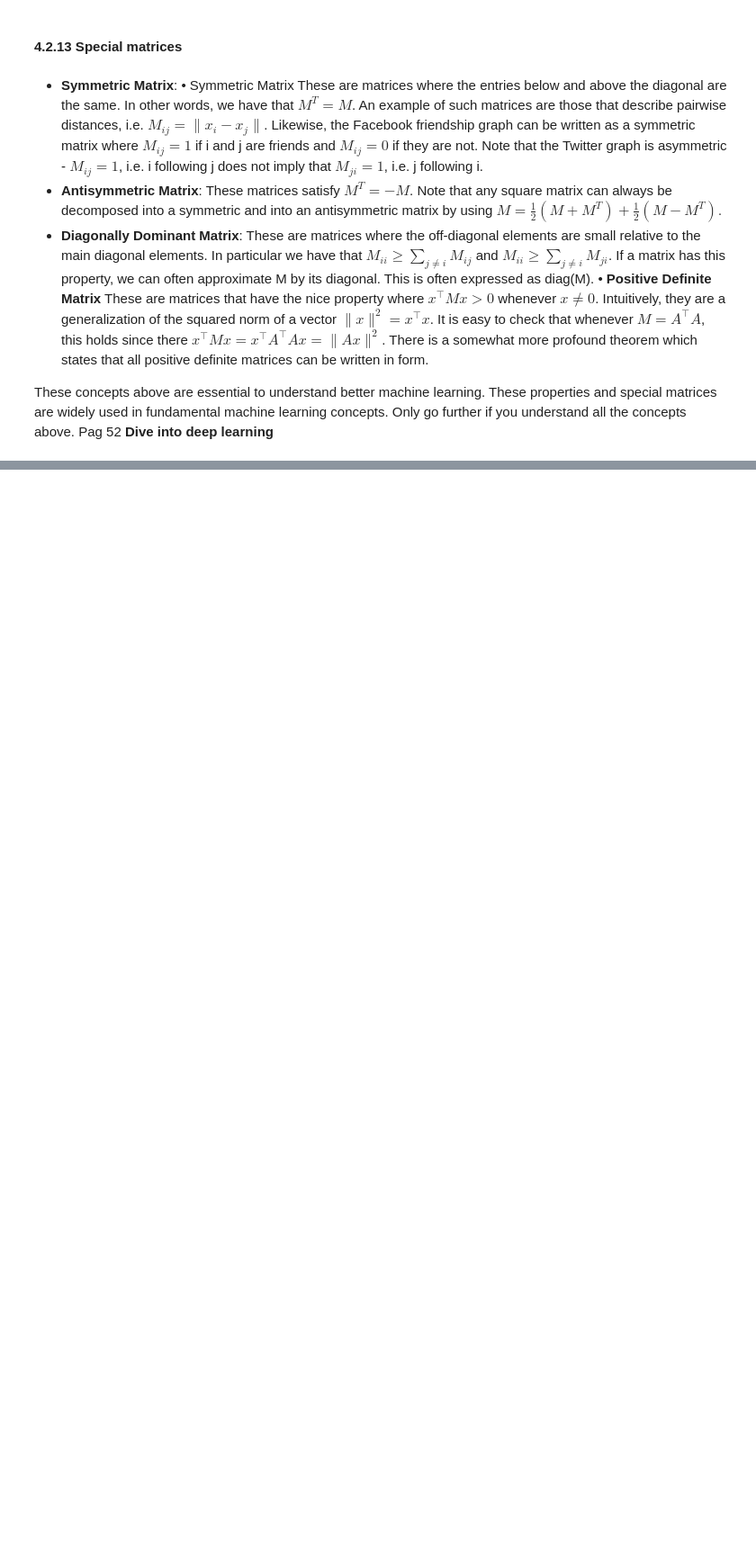
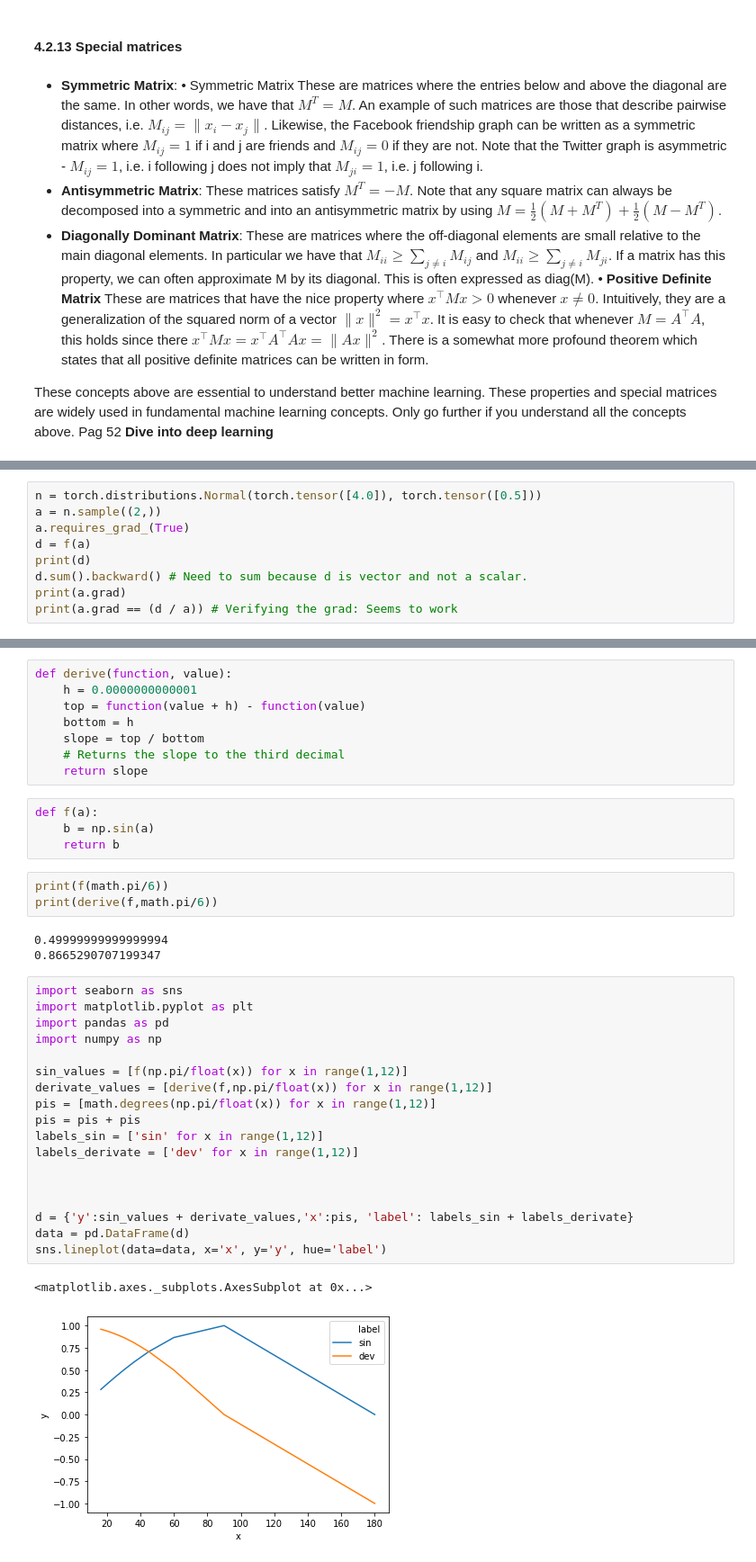
Before and after one commit to FelipeMarcelino/dive-into-deep-learning, a Jupyter notebook: chapter-4.ipynb, the cells around one changed output, grey strips where cells are left out. Shown: that part at 90% size. Saved outputs shown, nothing was run; the diff lists cells and outputs as text; blank space fills up the shorter version.

```diff
--- a/chapter-4.ipynb
+++ b/chapter-4.ipynb
@@ -728,0 +899,9 @@ These concepts above are essential to understand better machine learning. These
+# %%
+n = torch.distributions.Normal(torch.tensor([4.0]), torch.tensor([0.5]))
+a = n.sample((2,))
+a.requires_grad_(True)
+d = f(a)
+print(d)
+d.sum().backward() # Need to sum because d is vector and not a scalar.
+print(a.grad)
+print(a.grad == (d / a)) # Verifying the grad: Seems to work
@@ -728,0 +958,39 @@ These concepts above are essential to understand better machine learning. These
+# %%
+def derive(function, value):
+    h = 0.0000000000001
+    top = function(value + h) - function(value)
+    bottom = h
+    slope = top / bottom
+    # Returns the slope to the third decimal
+    return slope
+# %%
+def f(a):
+    b = np.sin(a)
+    return b
+# %%
+print(f(math.pi/6))
+print(derive(f,math.pi/6))
+# %% [output]
+0.49999999999999994
+0.8665290707199347
+# %%
+import seaborn as sns
+import matplotlib.pyplot as plt
+import pandas as pd
+import numpy as np
+
+sin_values = [f(np.pi/float(x)) for x in range(1,12)]
+derivate_values = [derive(f,np.pi/float(x)) for x in range(1,12)]
+pis = [math.degrees(np.pi/float(x)) for x in range(1,12)]
+pis = pis + pis
+labels_sin = ['sin' for x in range(1,12)]
+labels_derivate = ['dev' for x in range(1,12)]
+
+
+
+d = {'y':sin_values + derivate_values,'x':pis, 'label': labels_sin + labels_derivate}
+data = pd.DataFrame(d)
+sns.lineplot(data=data, x='x', y='y', hue='label')
+# %% [output]
+<matplotlib.axes._subplots.AxesSubplot at 0x...>
+[figure, added]
```
Also changed, not shown: parts of 49 cells of this notebook.
